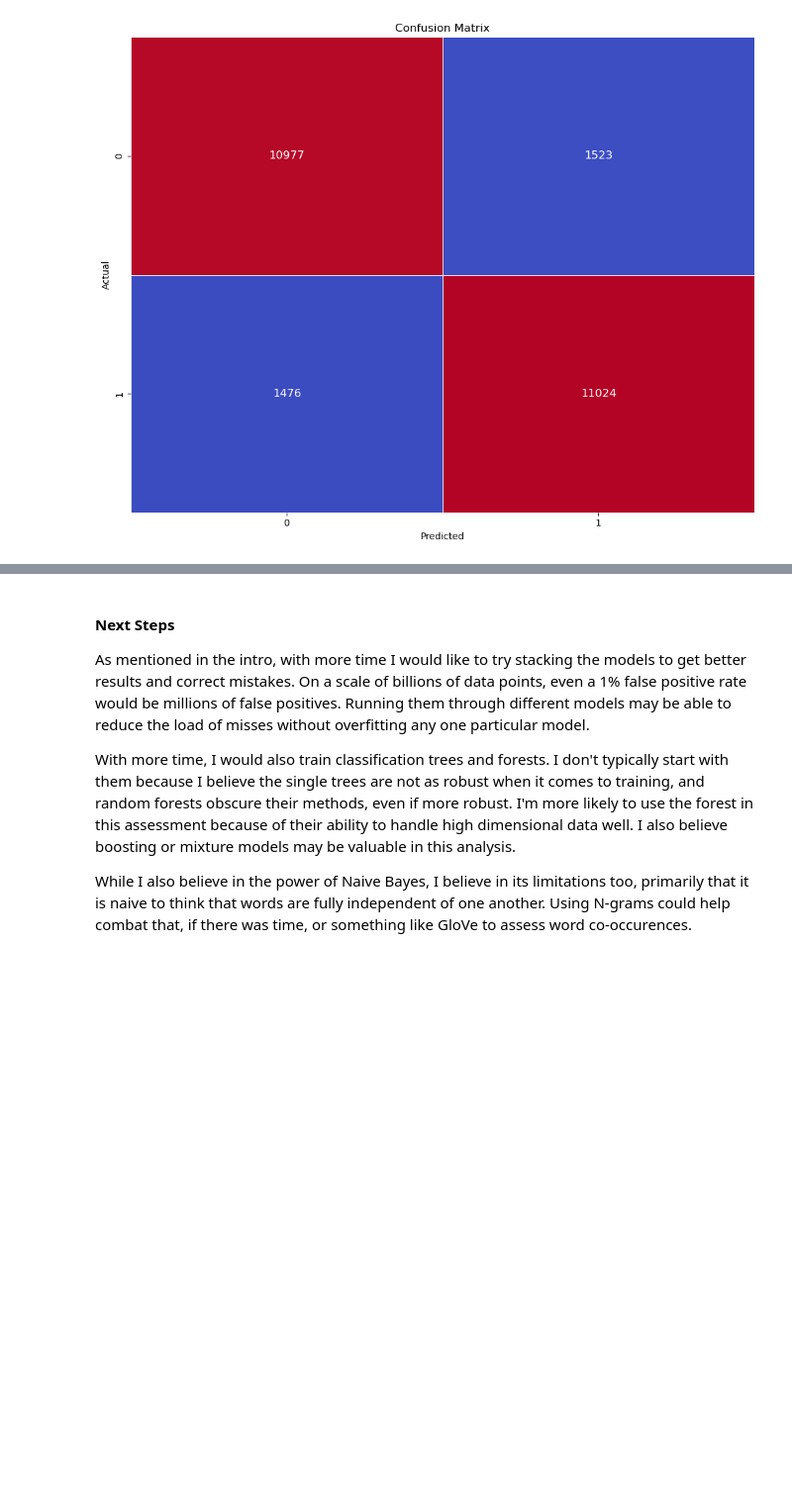
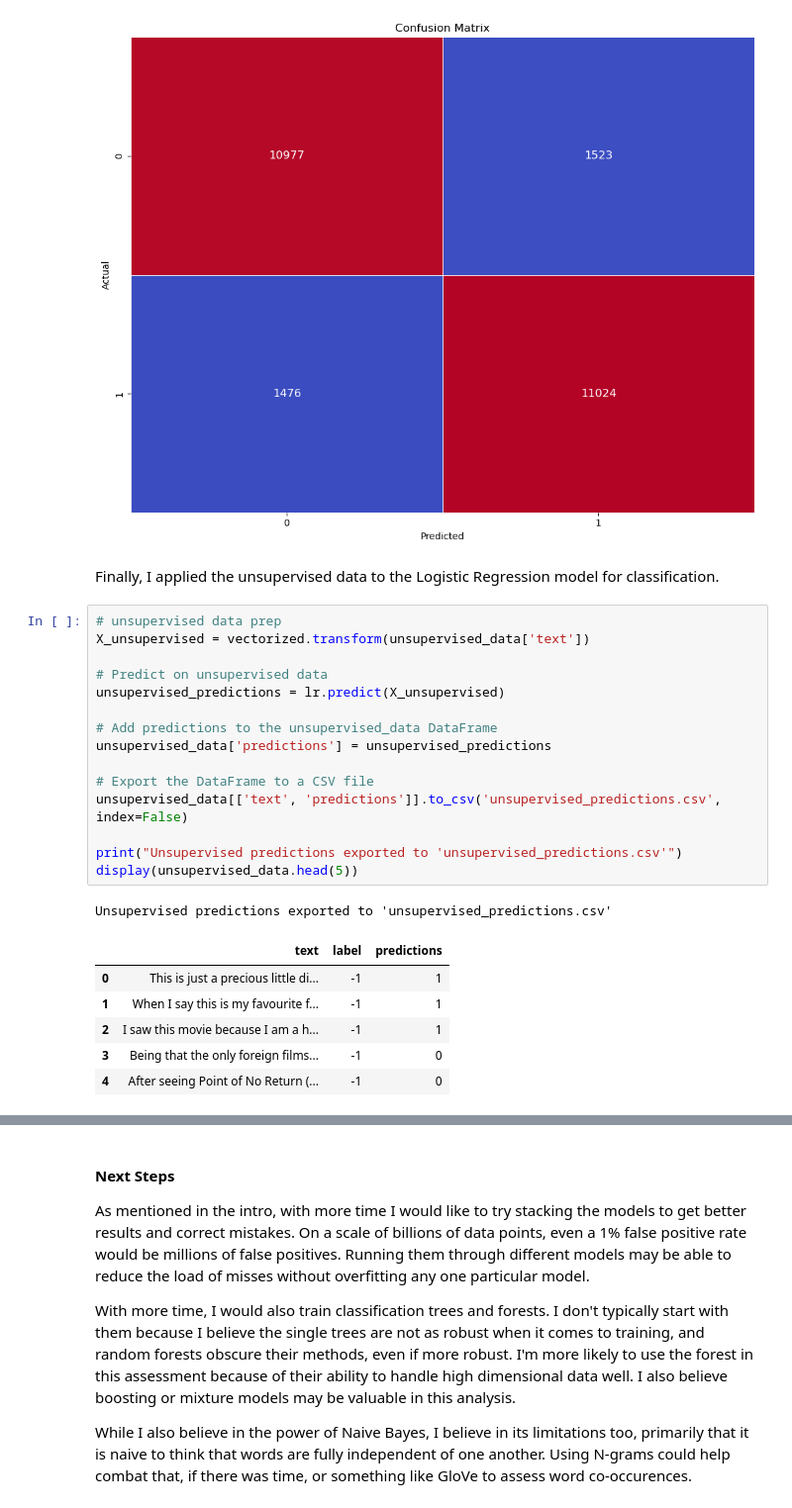
Before and after one commit to HaoleHawaiian/Text-Classification, a Jupyter notebook: IMDB Review Classification.ipynb, the cells around one changed output, grey strips where cells are left out. Shown: that part at 99% size. Saved outputs shown, nothing was run; the diff lists cells and outputs as text; blank space fills up the shorter version.

Commit message:
Update IMDB Review Classification.ipynb
Finished

```diff
--- a/IMDB Review Classification.ipynb
+++ b/IMDB Review Classification.ipynb
@@ -508,3 +511,28 @@ plt.show()
 | 3 | Convo Neural Network | 0.8502 | 0.8501 | 0.8501 | 0.8501 | 14.57 |
 Logistic Regression Confusion Matrix:
 [figure]
+# %% [markdown]
+Finally, I applied the unsupervised data to the Logistic Regression model for classification.
+# %%
+# unsupervised data prep
+X_unsupervised = vectorized.transform(unsupervised_data['text'])
+
+# Predict on unsupervised data
+unsupervised_predictions = lr.predict(X_unsupervised)
+
+# Add predictions to the unsupervised_data DataFrame
+unsupervised_data['predictions'] = unsupervised_predictions
+
+# Export the DataFrame to a CSV file
+unsupervised_data[['text', 'predictions']].to_csv('unsupervised_predictions.csv', index=False)
+
+print("Unsupervised predictions exported to 'unsupervised_predictions.csv'")
+display(unsupervised_data.head(5))
+# %% [output]
+Unsupervised predictions exported to 'unsupervised_predictions.csv'
+|  | text | label | predictions |
+| 0 | This is just a precious little di... | -1 | 1 |
+| 1 | When I say this is my favourite f... | -1 | 1 |
+| 2 | I saw this movie because I am a h... | -1 | 1 |
+| 3 | Being that the only foreign films... | -1 | 0 |
+| 4 | After seeing Point of No Return (... | -1 | 0 |
```
Also changed, not shown: parts of 10 cells of this notebook.
